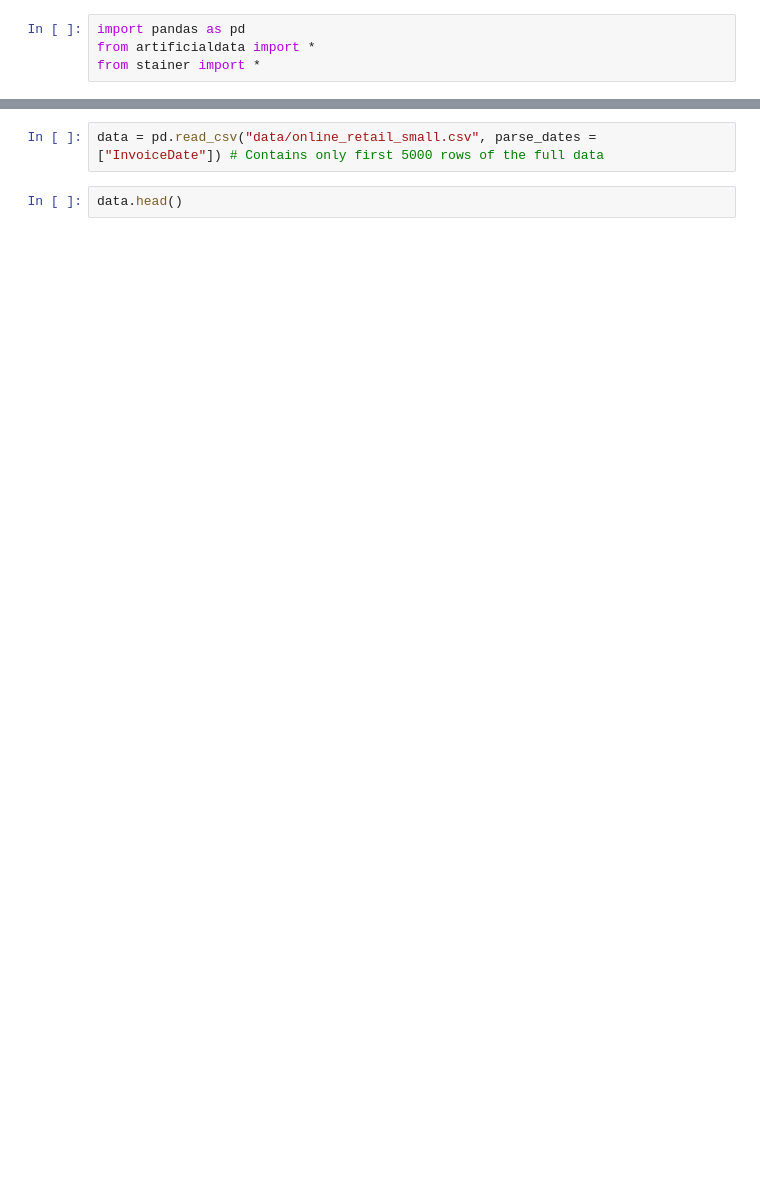
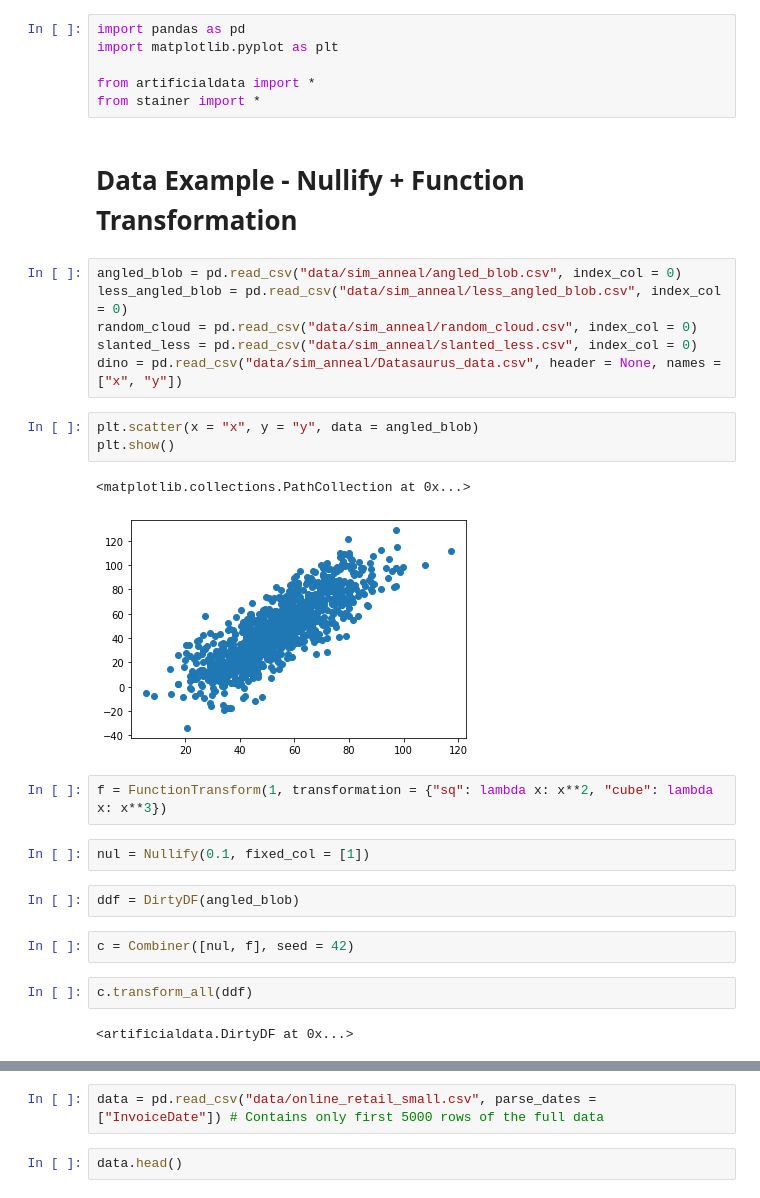
Before and after one commit to joeltanwr/DirtyDF, a Jupyter notebook: example.ipynb, the cells around one changed output, grey strips where cells are left out. Saved outputs shown, nothing was run; the diff lists cells and outputs as text; blank space fills up the shorter version.

```diff
--- a/example.ipynb
+++ b/example.ipynb
@@ -1,4 +1,32 @@
 # %%
 import pandas as pd
+import matplotlib.pyplot as plt
+
 from artificialdata import *
 from stainer import *
+# %% [markdown]
+# Data Example - Nullify + Function Transformation
+# %%
+angled_blob = pd.read_csv("data/sim_anneal/angled_blob.csv", index_col = 0)
+less_angled_blob = pd.read_csv("data/sim_anneal/less_angled_blob.csv", index_col = 0)
+random_cloud = pd.read_csv("data/sim_anneal/random_cloud.csv", index_col = 0)
+slanted_less = pd.read_csv("data/sim_anneal/slanted_less.csv", index_col = 0)
+dino = pd.read_csv("data/sim_anneal/Datasaurus_data.csv", header = None, names = ["x", "y"])
+# %%
+plt.scatter(x = "x", y = "y", data = angled_blob)
+plt.show()
+# %% [output]
+<matplotlib.collections.PathCollection at 0x...>
+[figure, added]
+# %%
+f = FunctionTransform(1, transformation = {"sq": lambda x: x**2, "cube": lambda x: x**3})
+# %%
+nul = Nullify(0.1, fixed_col = [1])
+# %%
+ddf = DirtyDF(angled_blob)
+# %%
+c = Combiner([nul, f], seed = 42)
+# %%
+c.transform_all(ddf)
+# %% [output]
+<artificialdata.DirtyDF at 0x...>
```
Also changed, not shown: parts of 10 cells of this notebook, 1 other file.
